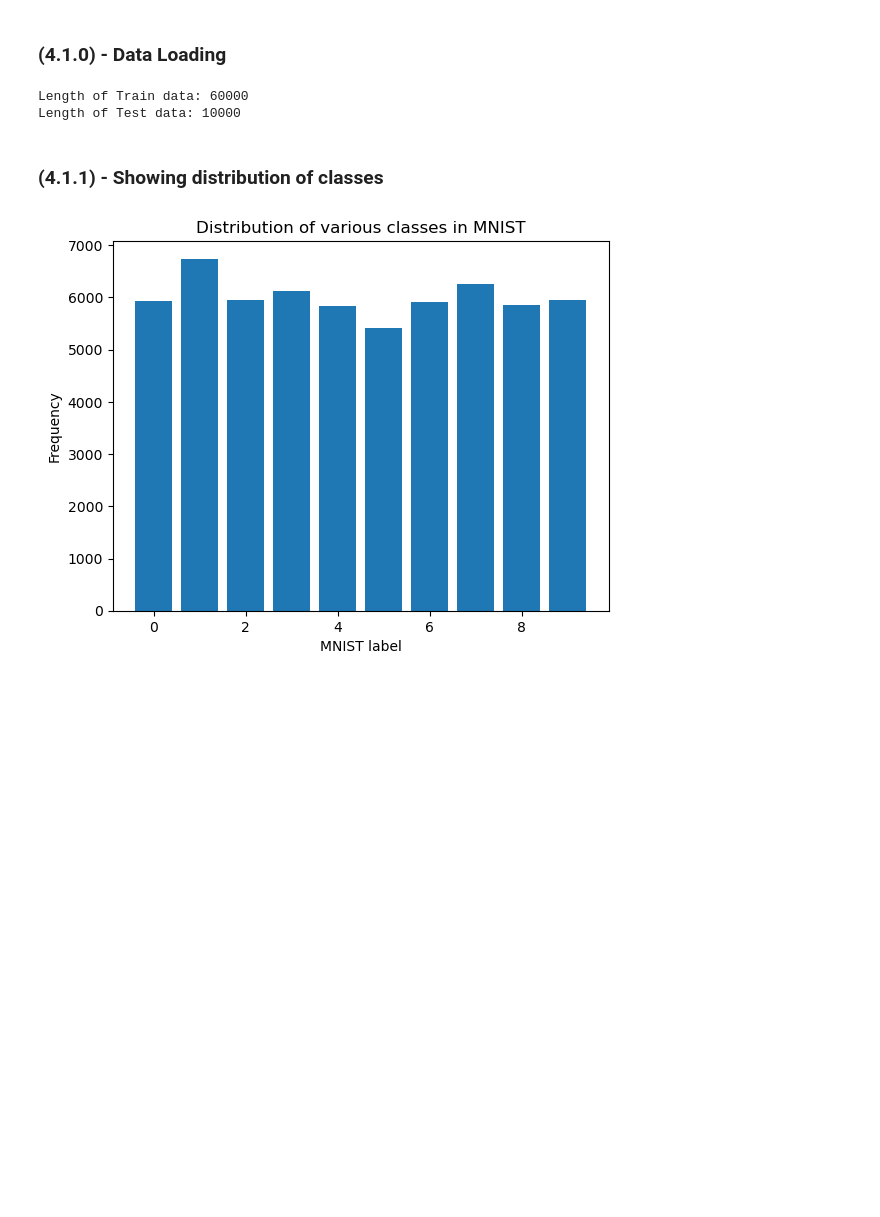
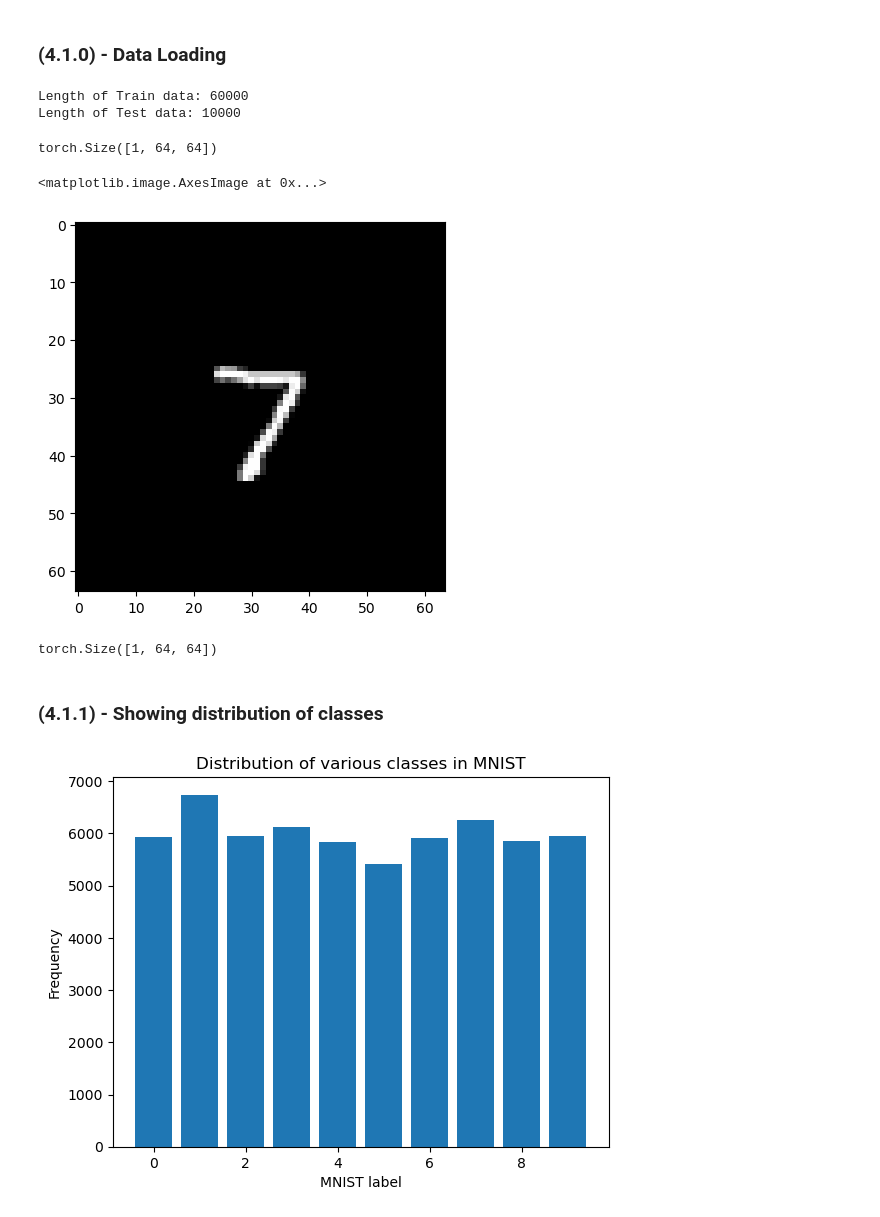
Before and after one commit to fine-man/smai-assignment-3, a Jupyter notebook: 4.ipynb, the cells around one changed output. Cells and saved outputs as stored; diff of their text form; code cells hidden in the pictures; blank space fills up the shorter version.

```diff
--- a/4.ipynb
+++ b/4.ipynb
@@ -79,6 +79,32 @@ print(f"Length of Test data: {len(mnist_test)}")
 # %% [output]
 Length of Train data: 60000
 Length of Test data: 10000
+# %%
+# Testing some things
+transform = transforms.Compose([
+    transforms.ToTensor(),
+    transforms.Pad(18)
+])
+
+mnist_big = torchvision.datasets.MNIST(
+    root=DATA_FOLDER, train=False,
+    transform=transform
+)
+
+image, label = mnist_big[0]
+print(image.shape)
+# %% [output]
+torch.Size([1, 64, 64])
+# %%
+plt.imshow(image.squeeze(), cmap='gray')
+# %% [output]
+<matplotlib.image.AxesImage at 0x...>
+[figure, added]
+# %%
+out = nn.functional.pad(image, (18, 18, 18, 18))
+print(out.shape)
+# %% [output]
+torch.Size([1, 64, 64])
 # %% [markdown]
 ### (4.1.1) - Showing distribution of classes
 # %%
```
Also changed, not shown: parts of 25 cells of this notebook, 7 other files.
